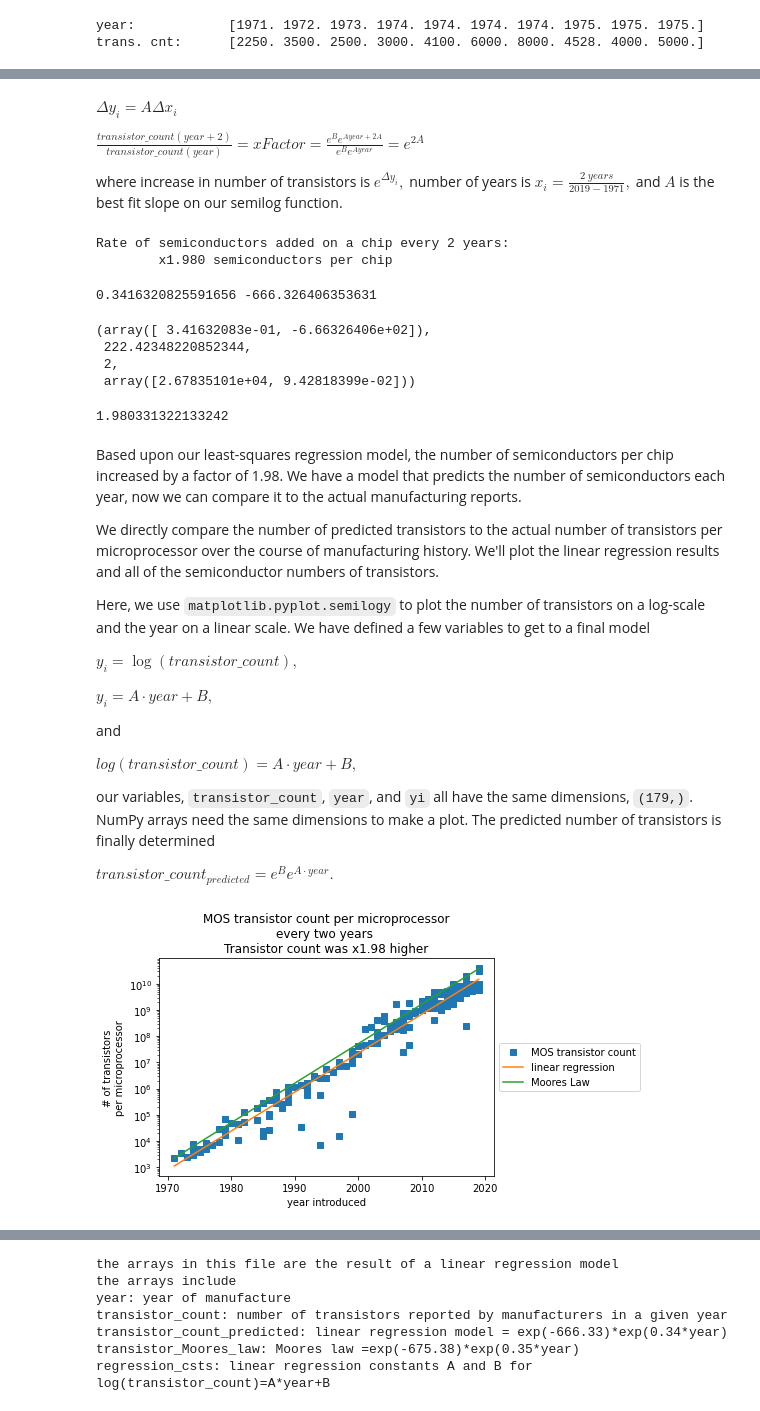
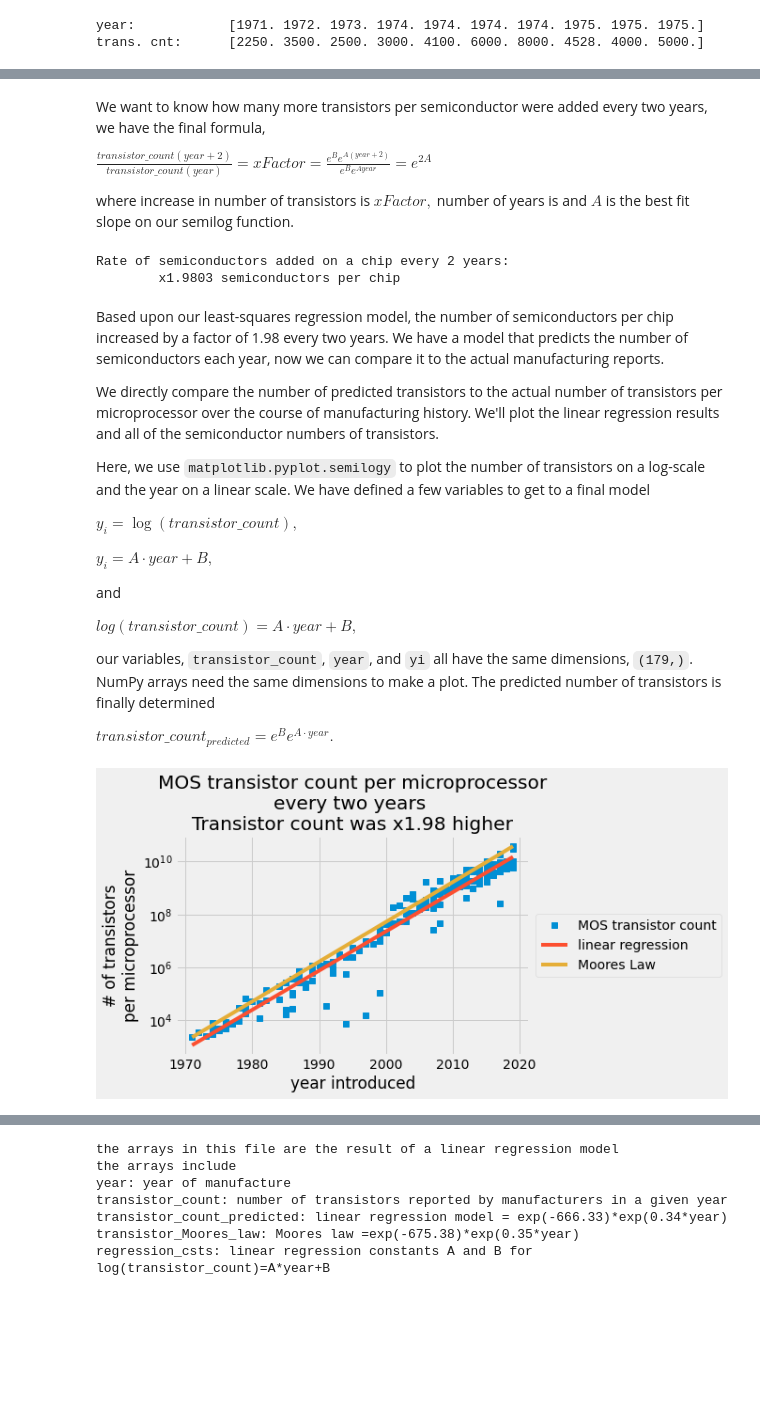
Before and after one commit to numpy/numpy-tutorials, a Jupyter notebook: content/mooreslaw-tutorial.ipynb, the cells around one changed output, grey strips where cells are left out. Cells and saved outputs as stored; diff of their text form; code cells hidden in the pictures; blank space fills up the shorter version.

```diff
--- a/content/mooreslaw-tutorial.ipynb
+++ b/content/mooreslaw-tutorial.ipynb
@@ -57,0 +76,4 @@ from scipy.linalg import lstsq
+# %%
+A_M = np.log(2)/2
+B_M = np.log(2250) - A_M*1971
+Moores_law = lambda year: np.exp(B_M)*np.exp(A_M*year)
@@ -121,0 +184,3 @@ transistor_Moores_law = np.exp(B_M)*np.exp(A_M*year)
+# %%
+%%timeit
+AB = np.linalg.lstsq(Z,yi,rcond=None)
@@ -122,37 +189,19 @@ transistor_Moores_law = np.exp(B_M)*np.exp(A_M*year)
 # %% [markdown]
+We want to know how many more transistors per semiconductor were added every two years, we have the final formula,
 
+$\frac{transistor\_count(year +2)}{transistor\_count(year)} = xFactor = \frac{e^{B}e^{A( year + 2)}}{e^{B}e^{A year}} = e^{2A}$
 
-$\Delta y_i = A \Delta x_i$
-
-$\frac{transistor\_count(year +2)}{transistor\_count(year)} = xFactor = \frac{e^{B}e^{A year + 2A}}{e^{B}e^{A year}} = e^{2A}$
-
-where increase in number of transistors is $e^{\Delta y_i},$ number of years is $x_i = \frac{2~years}{2019-1971},$ and $A$ is the best fit slope on our semilog function.
+where increase in number of transistors is $xFactor,$ number of years is and $A$ is the best fit slope on our semilog function.
 # %%
-yi = np.log(transistor_count)
-A, B = np.polyfit(year, yi, 1)
-
+A = AB[0][0]
+B = AB[0][1]
 print('Rate of semiconductors added on a chip every 2 years:')
-print('\tx{:.3f} semiconductors per chip'.format(np.exp(A*2)))
+print('\tx{:.4f} semiconductors per chip'.format(np.exp(A*2)))
 # %% [output]
 Rate of semiconductors added on a chip every 2 years:
-        x1.980 semiconductors per chip
+        x1.9803 semiconductors per chip
-# %%
-Z = np.block([year[:,np.newaxis]**1,year[:,np.newaxis]**0])
-print(A, B)
-lstsq(Z,yi)
-# %% [output]
-0.3416320825591656 -666.326406353631
-(array([ 3.41632083e-01, -6.66326406e+02]),
- 222.42348220852344,
- 2,
- array([2.67835101e+04, 9.42818399e-02]))
-# %%
-A, B = np.polyfit(year,yi,1)
-print(np.exp(A*2))
-# %% [output]
-1.980331322133242
 # %% [markdown]
-Based upon our least-squares regression model, the number of semiconductors per chip increased by a factor of 1.98. We have a model that predicts the number of semiconductors each year, now we can compare it to the actual manufacturing reports.
+Based upon our least-squares regression model, the number of semiconductors per chip increased by a factor of 1.98 every two years. We have a model that predicts the number of semiconductors each year, now we can compare it to the actual manufacturing reports.
 
 We directly compare the number of predicted transistors to the actual number of transistors per microprocessor over the course of manufacturing history. We'll plot the linear regression results and all of the semiconductor numbers of transistors.
 
@@ -171,17 +220,18 @@ our variables, `transistor_count`, `year`, and `yi` all have the same dimensions
 $transistor\_count_{predicted} = e^Be^{A\cdot year}.$
 # %%
 transistor_count_predicted = np.exp(B)*np.exp(A*year)
-
-plt.semilogy(year,transistor_count,'s',label='MOS transistor count')
-plt.semilogy(year,transistor_count_predicted,label='linear regression')
+transistor_Moores_law = Moores_law(year)
+plt.style.use('fivethirtyeight')
+plt.semilogy(year, transistor_count,'s',label = 'MOS transistor count')
+plt.semilogy(year, transistor_count_predicted, label = 'linear regression')
 
 
-plt.plot(year,transistor_Moores_law,label = 'Moores Law')
+plt.plot(year, transistor_Moores_law, label = 'Moores Law')
 plt.title('MOS transistor count per microprocessor\n'+
           'every two years \n'+
           'Transistor count was x{:.2f} higher'.format(np.exp(A*2)))
 plt.xlabel('year introduced')
-plt.legend(loc='center left', bbox_to_anchor=(1, 0.5));
+plt.legend(loc = 'center left', bbox_to_anchor = (1, 0.5));
 plt.ylabel('# of transistors\nper microprocessor');
 # %% [output]
-[figure, old version]
+[figure, new version]
```
Also changed, not shown: parts of 34 cells of this notebook.
